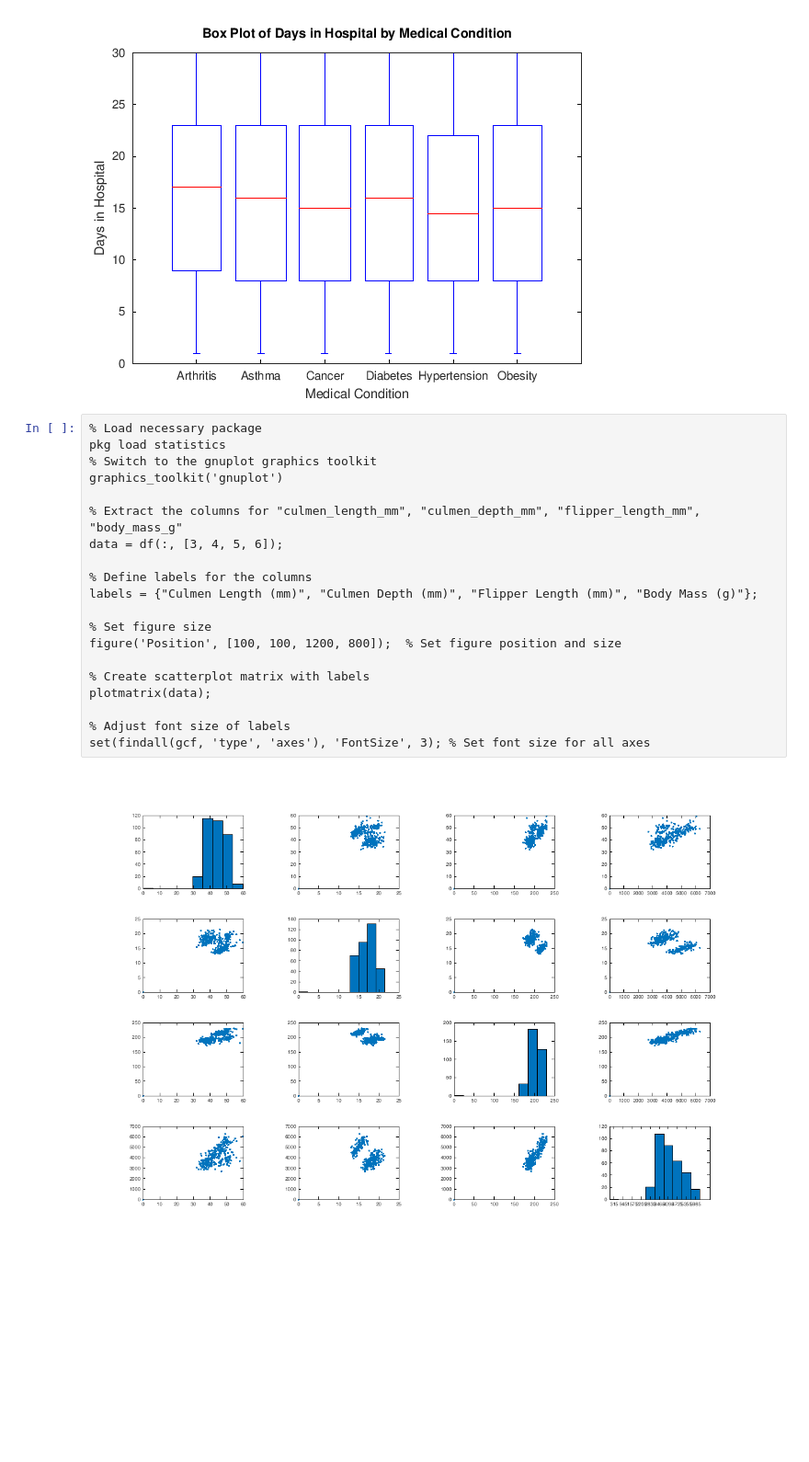
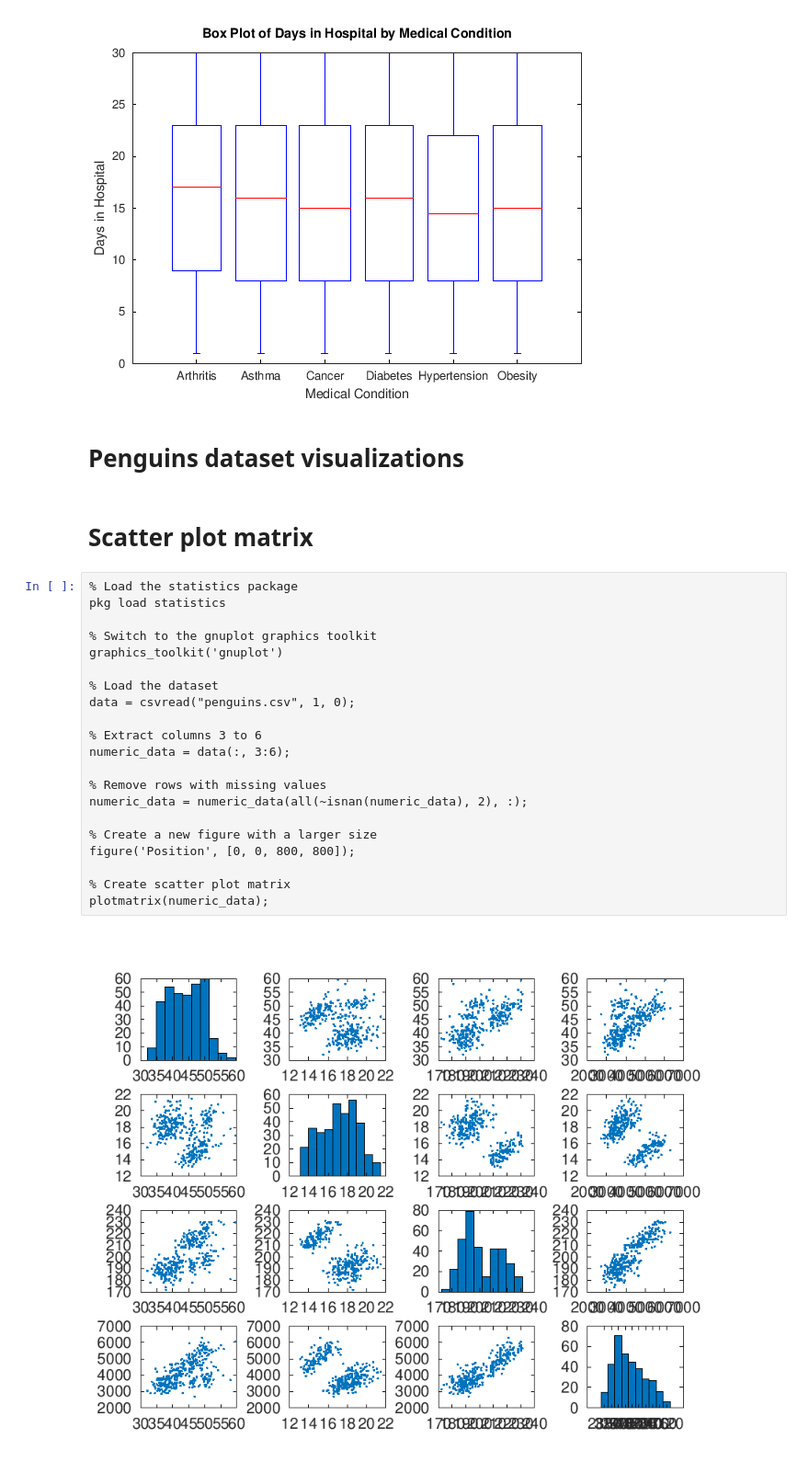
Before and after one commit to ngum17/vizualizace, a Jupyter notebook: Matlab/octave.ipynb, the cells around one changed output. Shown at 92% size. Saved outputs shown, nothing was run; the diff lists cells and outputs as text; blank space fills up the shorter version.

Commit message:
scatter plot and heatmap

```diff
--- a/Matlab/octave.ipynb
+++ b/Matlab/octave.ipynb
@@ -121,25 +127,30 @@ fprintf('Time elapsed is %f seconds\n', elapsed_time);
 # %% [output]
 Time elapsed is 12.787016 seconds
 [figure]
-# %%
-% Load necessary package
-pkg load statistics
-% Switch to the gnuplot graphics toolkit
-graphics_toolkit('gnuplot')
-
-% Extract the columns for "culmen_length_mm", "culmen_depth_mm", "flipper_length_mm", "body_mass_g"
-data = df(:, [3, 4, 5, 6]);
-
-% Define labels for the columns
-labels = {"Culmen Length (mm)", "Culmen Depth (mm)", "Flipper Length (mm)", "Body Mass (g)"};
-
-% Set figure size
-figure('Position', [100, 100, 1200, 800]);  % Set figure position and size
-
-% Create scatterplot matrix with labels
-plotmatrix(data);
-
-% Adjust font size of labels
-set(findall(gcf, 'type', 'axes'), 'FontSize', 3); % Set font size for all axes
-# %% [output]
-[figure, removed]
+# %% [markdown]
+# Penguins dataset visualizations
+# %% [markdown]
+# Scatter plot matrix
+# %%
+% Load the statistics package
+pkg load statistics
+
+% Switch to the gnuplot graphics toolkit
+graphics_toolkit('gnuplot')
+
+% Load the dataset
+data = csvread("penguins.csv", 1, 0);
+
+% Extract columns 3 to 6
+numeric_data = data(:, 3:6);
+
+% Remove rows with missing values
+numeric_data = numeric_data(all(~isnan(numeric_data), 2), :);
+
+% Create a new figure with a larger size
+figure('Position', [0, 0, 800, 800]);
+
+% Create scatter plot matrix
+plotmatrix(numeric_data);
+# %% [output]
+[figure, added]
```
Also changed, not shown: parts of 7 cells of this notebook, 4 other files.
